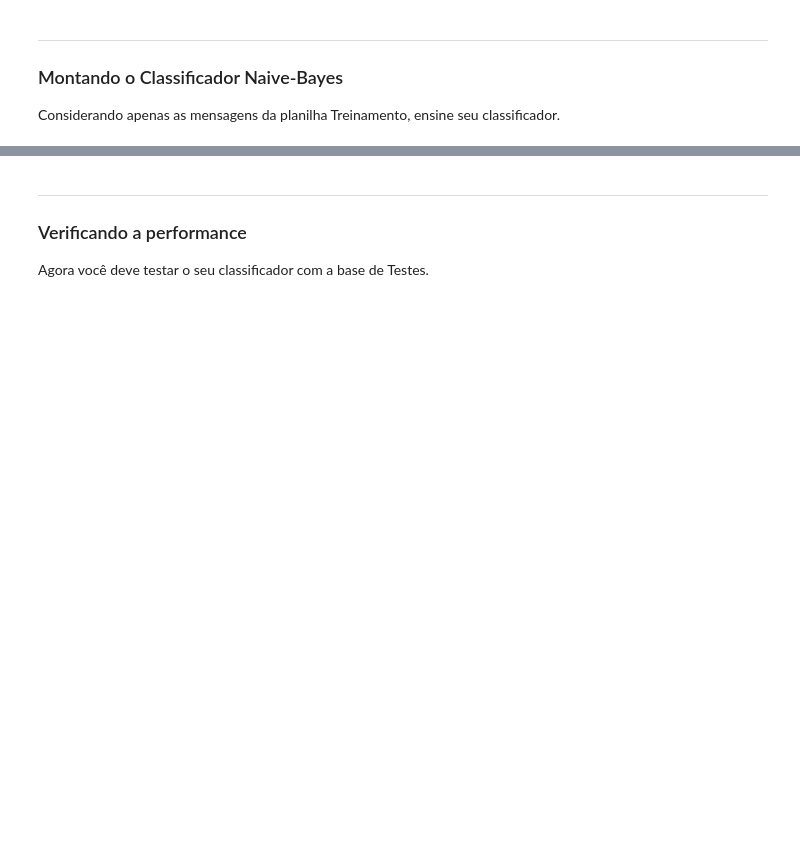
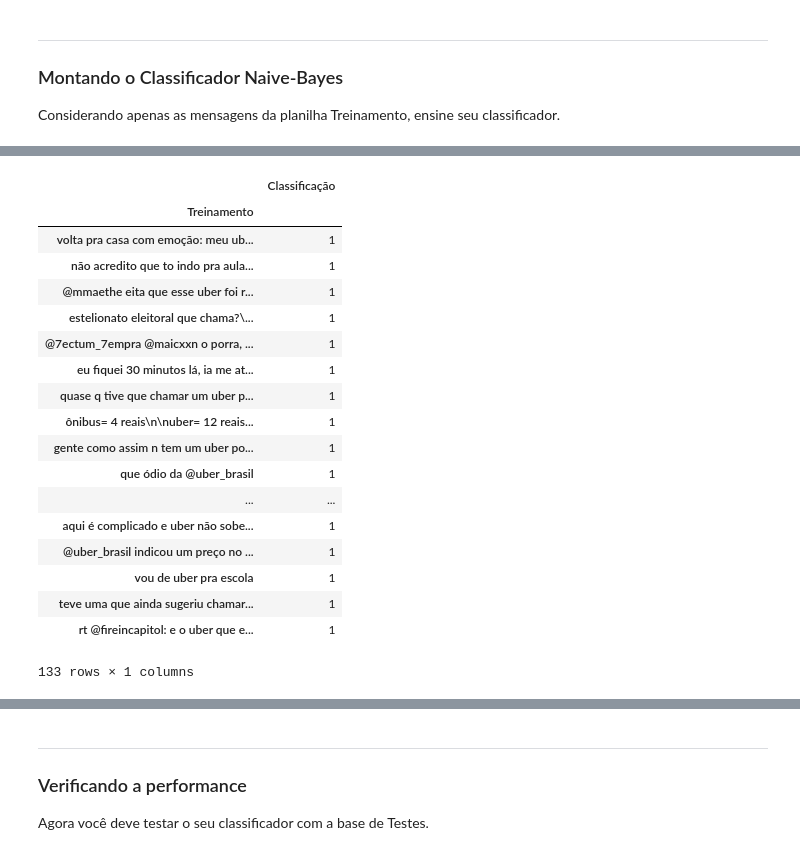
Before and after one commit to MatFreitas/P2-Ciencia-dos-Dados, a Jupyter notebook: Projeto2.ipynb, the cells around one changed output, grey strips where cells are left out. Saved outputs shown, nothing was run; the diff lists cells and outputs as text; code cells hidden in the pictures; blank space fills up the shorter version.

```diff
--- a/Projeto2.ipynb
+++ b/Projeto2.ipynb
@@ -110,0 +135,23 @@ C:\Users\matfs\Desktop\Ciência dos Dados\cd19\Projeto2
+# %%
+DataFrame_relevantes = tweets_idx.loc[tweets_idx['Classificação'] == 0]
+DataFrame_relevantes
+# %% [output]
+|  | Classificação |
+| Treinamento |  |
+| volta pra casa com emoção: meu ub... | 1 |
+| não acredito que to indo pra aula... | 1 |
+| @mmaethe eita que esse uber foi r... | 1 |
+| estelionato eleitoral que chama?\... | 1 |
+| @7ectum_7empra @maicxxn o porra, ... | 1 |
+| eu fiquei 30 minutos lá, ia me at... | 1 |
+| quase q tive que chamar um uber p... | 1 |
+| ônibus= 4 reais\n\nuber= 12 reais... | 1 |
+| gente como assim n tem um uber po... | 1 |
+| que ódio da @uber_brasil | 1 |
+| ... | ... |
+| aqui é complicado e uber não sobe... | 1 |
+| @uber_brasil indicou um preço no ... | 1 |
+| vou de uber pra escola | 1 |
+| teve uma que ainda sugeriu chamar... | 1 |
+| rt @fireincapitol: e o uber que e... | 1 |
+133 rows × 1 columns
```
Also changed, not shown: parts of 3 cells of this notebook.
